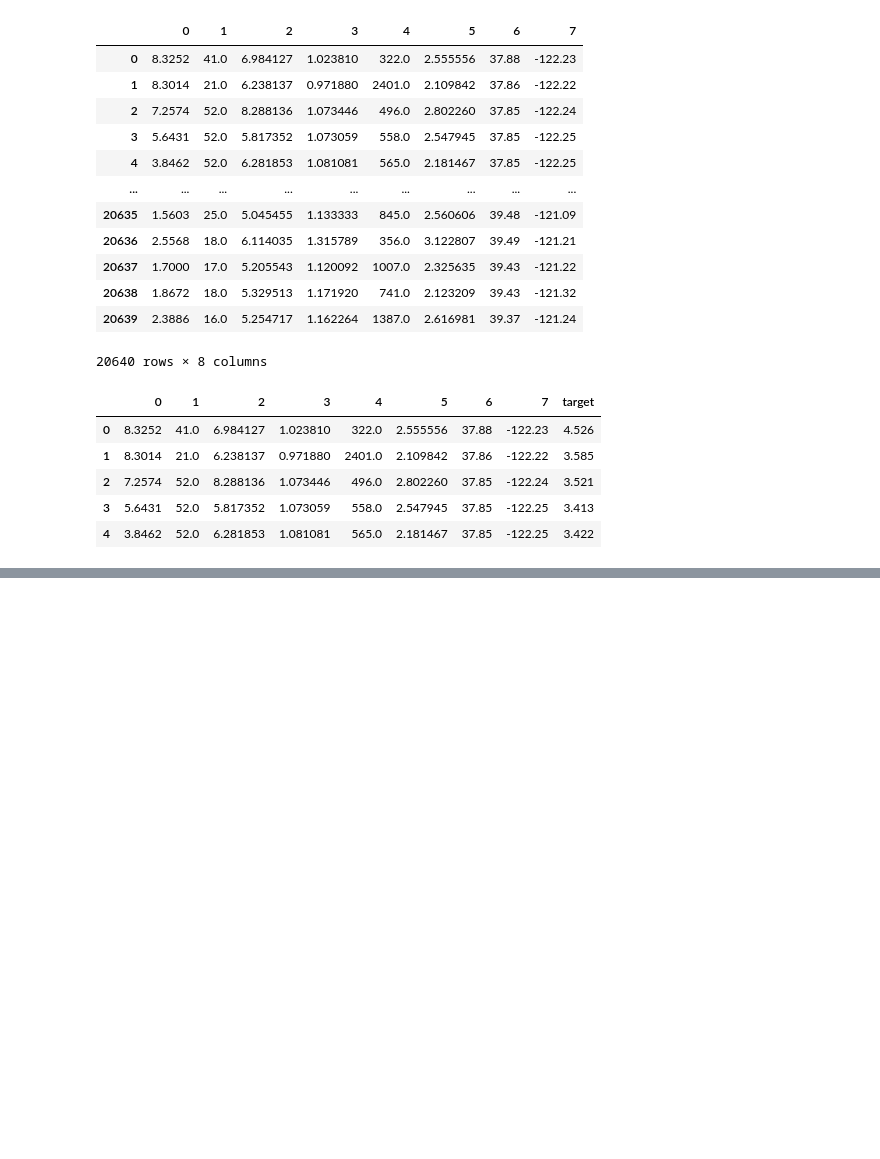
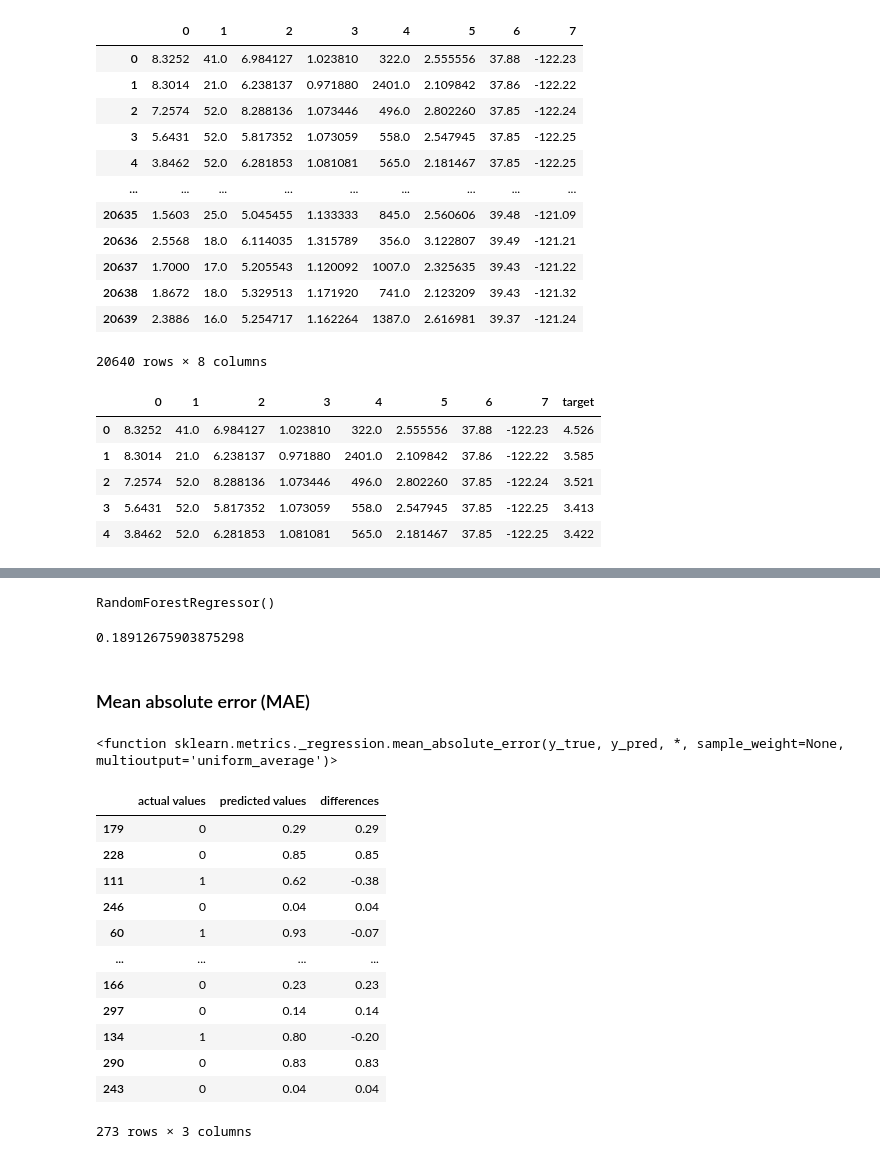
Before and after one commit to Bianchi446/machineLearning-Python, a Jupyter notebook: sample-project/section-2-data-science/Introduction-to-scikit-learn.ipynb, the cells around one changed output, grey strips where cells are left out. Saved outputs shown, nothing was run; the diff lists cells and outputs as text; code cells hidden in the pictures; blank space fills up the shorter version.

```diff
--- a/sample-project/section-2-data-science/Introduction-to-scikit-learn.ipynb
+++ b/sample-project/section-2-data-science/Introduction-to-scikit-learn.ipynb
@@ -614,0 +922,51 @@ model.score(X_test, Y_test)
+# %%
+import numpy as np
+from sklearn.ensemble import RandomForestRegressor
+
+np.random.seed(42)
+
+X = heart_disease.drop("target", axis=1)
+
+y = heart_disease["target"]
+
+X_train, X_test, y_train, y_test = train_test_split(X, y, test_size=0.9)
+
+model = RandomForestRegressor()
+
+model.fit(X_train, y_train)
+# %% [output]
+RandomForestRegressor()
+# %%
+model.score(X_test, y_test)
+# %% [output]
+0.18912675903875298
+# %% [markdown]
+### Mean absolute error (MAE)
+# %%
+from sklearn.metrics import mean_absolute_error
+
+y_preds = model.predict(X_test)
+mae = mean_absolute_error
+mae
+# %% [output]
+<function sklearn.metrics._regression.mean_absolute_error(y_true, y_pred, *, sample_weight=None, multioutput='uniform_average')>
+# %%
+df = pd.DataFrame(data={"actual values": y_test, "predicted values" : y_preds })
+
+df["differences"] = df["predicted values"] - df["actual values"]
+
+df
+# %% [output]
+|  | actual values | predicted values | differences |
+| 179 | 0 | 0.29 | 0.29 |
+| 228 | 0 | 0.85 | 0.85 |
+| 111 | 1 | 0.62 | -0.38 |
+| 246 | 0 | 0.04 | 0.04 |
+| 60 | 1 | 0.93 | -0.07 |
+| ... | ... | ... | ... |
+| 166 | 0 | 0.23 | 0.23 |
+| 297 | 0 | 0.14 | 0.14 |
+| 134 | 1 | 0.80 | -0.20 |
+| 290 | 0 | 0.83 | 0.83 |
+| 243 | 0 | 0.04 | 0.04 |
+273 rows × 3 columns
```
Also changed, not shown: parts of 131 cells of this notebook, 2 other files.
